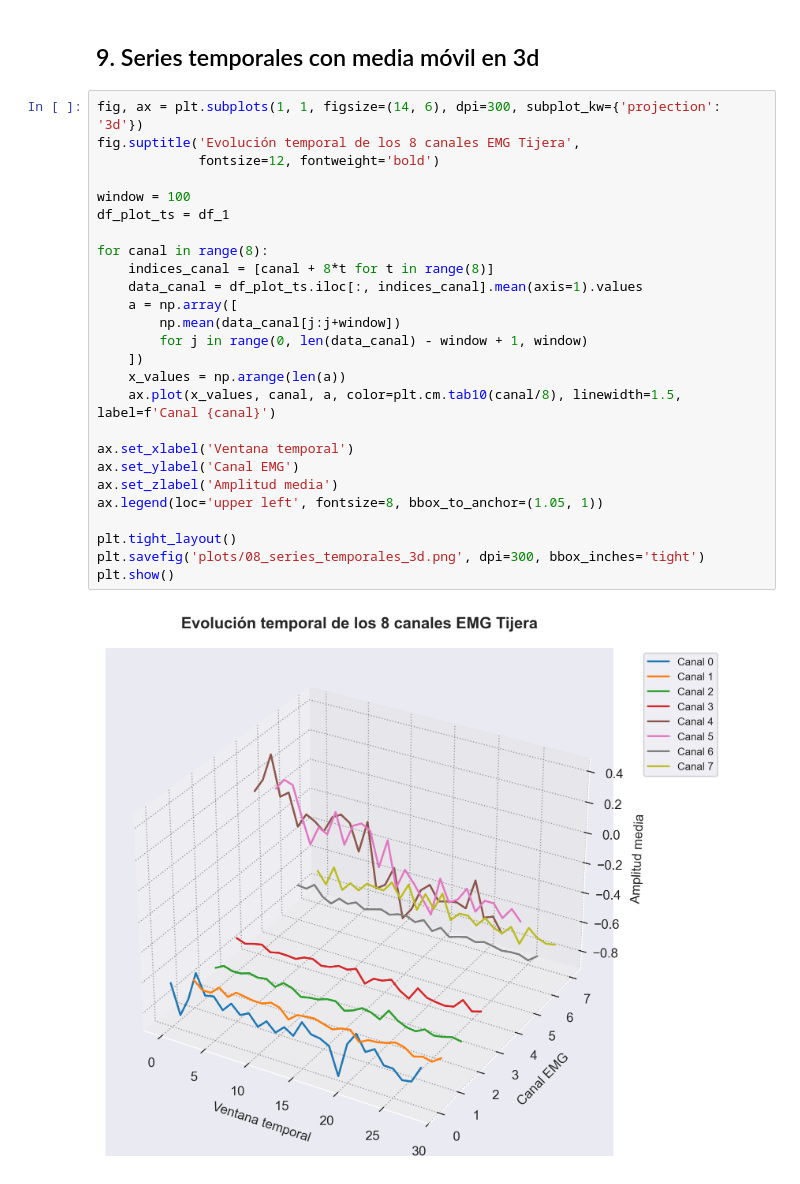
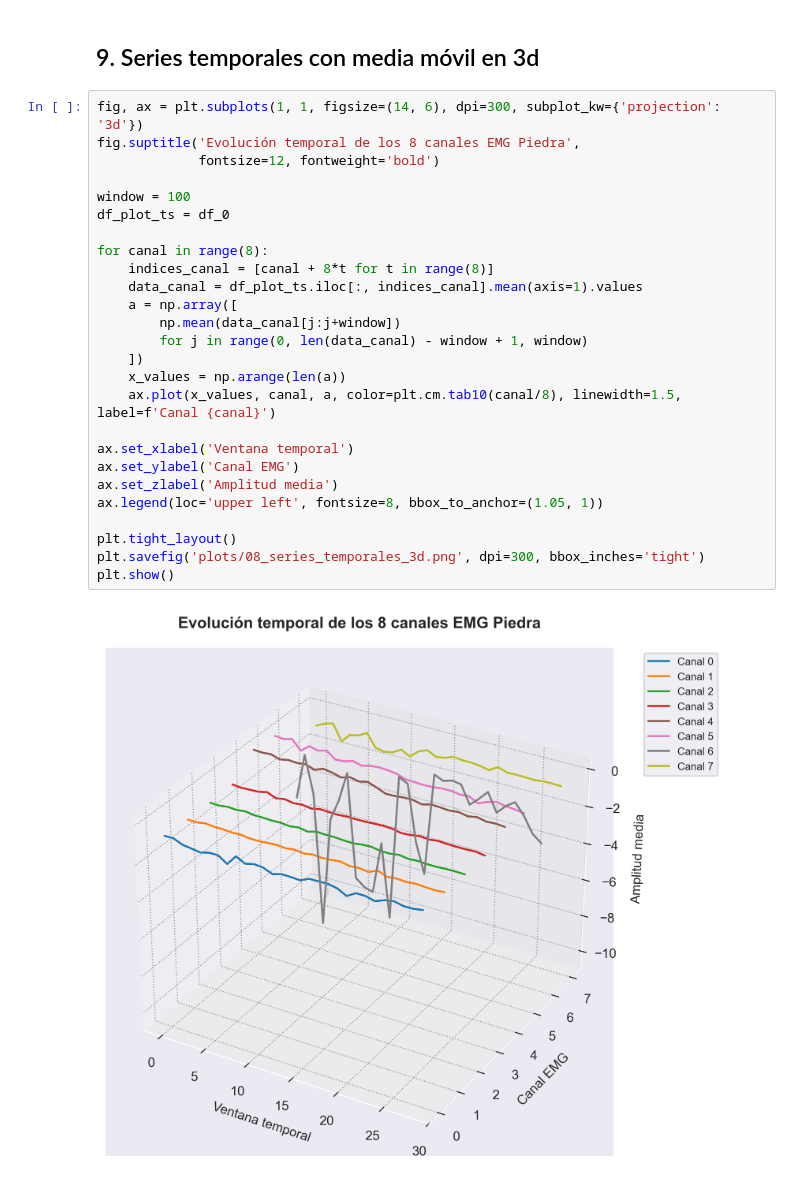
Before and after one commit to jfpm10-ua/Proyecto-AA-EMG_sensors, a Jupyter notebook: eda.ipynb, the cells around one changed output. Saved outputs shown, nothing was run; the diff lists cells and outputs as text.

```diff
--- a/eda.ipynb
+++ b/eda.ipynb
@@ -302,29 +312,29 @@ plt.show() if VER_PLOTS else plt.close()
 ## 9. Series temporales con media móvil en 3d
 # %%
 fig, ax = plt.subplots(1, 1, figsize=(14, 6), dpi=300, subplot_kw={'projection': '3d'})
-fig.suptitle('Evolución temporal de los 8 canales EMG Tijera',
+fig.suptitle('Evolución temporal de los 8 canales EMG Piedra',
              fontsize=12, fontweight='bold')
 
 window = 100
-df_plot_ts = df_1
+df_plot_ts = df_0
 
 for canal in range(8):
     indices_canal = [canal + 8*t for t in range(8)]
     data_canal = df_plot_ts.iloc[:, indices_canal].mean(axis=1).values
     a = np.array([
         np.mean(data_canal[j:j+window])
         for j in range(0, len(data_canal) - window + 1, window)
     ])
     x_values = np.arange(len(a))
     ax.plot(x_values, canal, a, color=plt.cm.tab10(canal/8), linewidth=1.5, label=f'Canal {canal}')
 
 ax.set_xlabel('Ventana temporal')
 ax.set_ylabel('Canal EMG')
 ax.set_zlabel('Amplitud media')
 ax.legend(loc='upper left', fontsize=8, bbox_to_anchor=(1.05, 1))
 
 plt.tight_layout()
 plt.savefig('plots/08_series_temporales_3d.png', dpi=300, bbox_inches='tight')
 plt.show()
 # %% [output]
-[figure, old version]
+[figure, new version]
```
Also changed, not shown: parts of 1 cell of this notebook, 4 other files.
